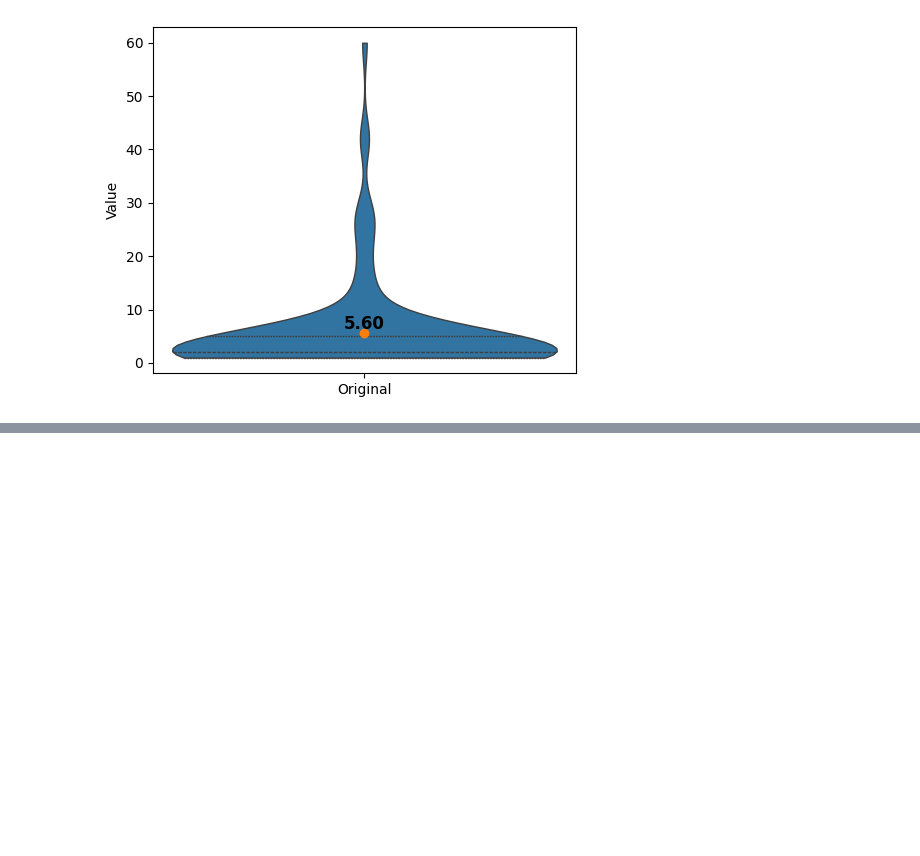
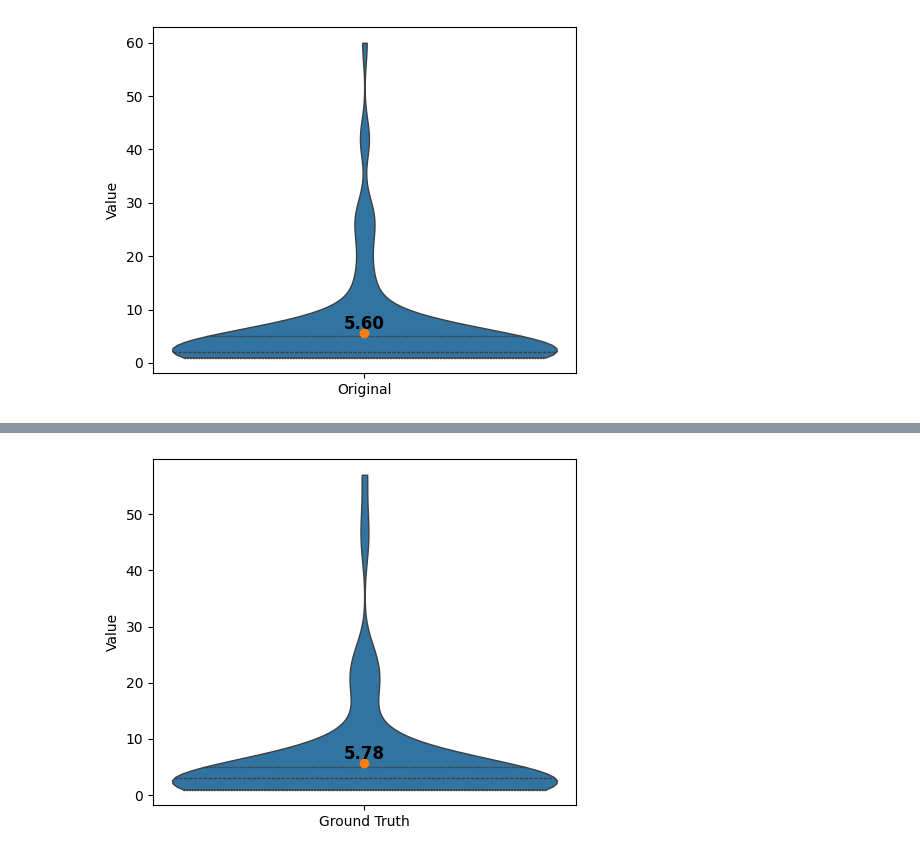
Before and after one commit to sandialabs/pvcracks, a Jupyter notebook: docs/Examples/example_download_run_multisolsegment.ipynb, the cells around one changed output, grey strips where cells are left out. Cells and saved outputs as stored; diff of their text form; code cells hidden in the pictures; blank space fills up the shorter version.

Commit message:
add pvimage-based comparisions on predicted vs ground truth masks

```diff
--- a/docs/Examples/example_download_run_multisolsegment.ipynb
+++ b/docs/Examples/example_download_run_multisolsegment.ipynb
@@ -182,7 +197,7 @@ dffeaturesreal.head()
 | 0 | mxy_0540 | 0 | 332.468037 | -1.693958 | 3134.0 | 1898.0 | -1.429506 |
 | 0 | mxy_0540 | 2 | 149.59798 | -1.927778 | 949.0 | 789.0 | -1.273929 |
 # %%
-def violinplt(data, palette=None, figsize=(5, 4)):
+def violinplt(data, palette=None, figsize=(5, 4), y_axis_log=False):
     import numpy as np
     import pandas as pd
     import matplotlib.pyplot as plt
@@ -257,6 +272,8 @@ def violinplt(data, palette=None, figsize=(5, 4)):
 
     ax.set_ylabel("Value")
     ax.set_xlabel("")
+    if y_axis_log:
+        ax.set_yscale("log")
     ax.margins(x=0.05)
     fig.tight_layout()
     return fig
@@ -415,0 +426,18 @@ See the caveats in the documentation: https://pandas.pydata.org/pandas-docs/stab
+# %%
+gt_masks = []
+gt_impaths = []
+
+for i in range(m_idx):
+    _, gt_mask = val_loader.dataset.__getitem__(i)
+    img_path = val_loader.dataset.__get_img_path__(i)
+
+    crack_mask_gt = (gt_mask.cpu().numpy()[2] * 255).astype(np.uint8)
+
+    gt_masks.append(crack_mask_gt)
+    gt_impaths.append(str(img_path))
+
+dfinfo_gt = pd.DataFrame({"impath": gt_impaths})
+dffeatures_gt = features.feature_extraction_crack_mask(gt_masks, dfinfo_gt)
+
+
+display(dffeatures_gt.head())
@@ -415,0 +451,18 @@ See the caveats in the documentation: https://pandas.pydata.org/pandas-docs/stab
+# %%
+dffeatures_gt["count_features"] = dffeatures_gt.groupby("cell_number")[
+    "cell_number"
+].transform("count")
+dffeatures_gt_count = dffeatures_gt.sort_values(by="cell_number").drop_duplicates(
+    "cell_number", keep="first"
+)
+dffeatures_gt_count.reset_index(drop=True, inplace=True)
+
+featurescounted_gt = pd.concat(
+    [dffeatures_gt_count["count_features"]], axis=1, ignore_index=True
+)
+featurescounted_gt.columns = ["Ground Truth"]
+
+display(featurescounted_gt.head())
+print(
+    f"Processed {len(gt_masks)} ground-truth images, extracted {len(dffeatures_gt)} feature rows."
+)
@@ -415,0 +477,4 @@ See the caveats in the documentation: https://pandas.pydata.org/pandas-docs/stab
+# %%
+vp = violinplt(featurescounted_gt[["Ground Truth"]], figsize=(5, 4))
+# %% [output]
+[figure, added]
```
Also changed, not shown: parts of 18 cells of this notebook, 3 other files.
